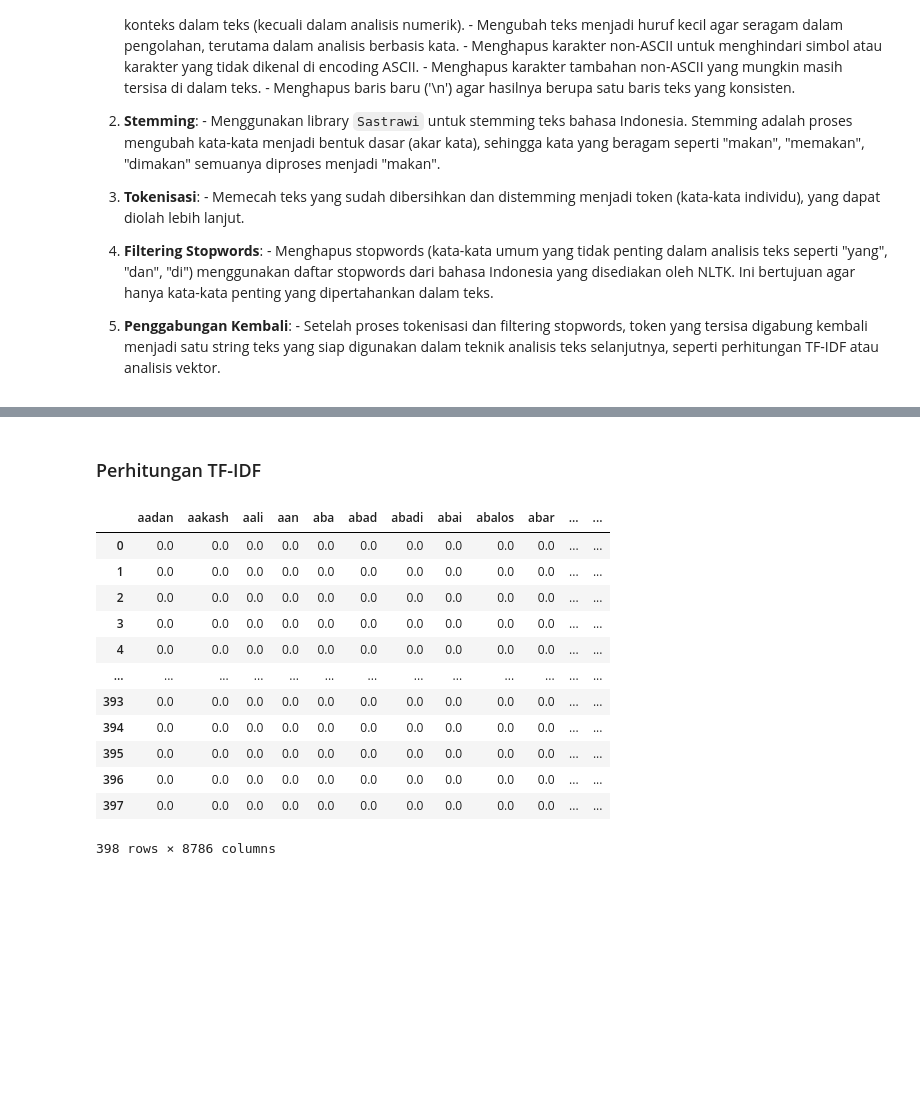
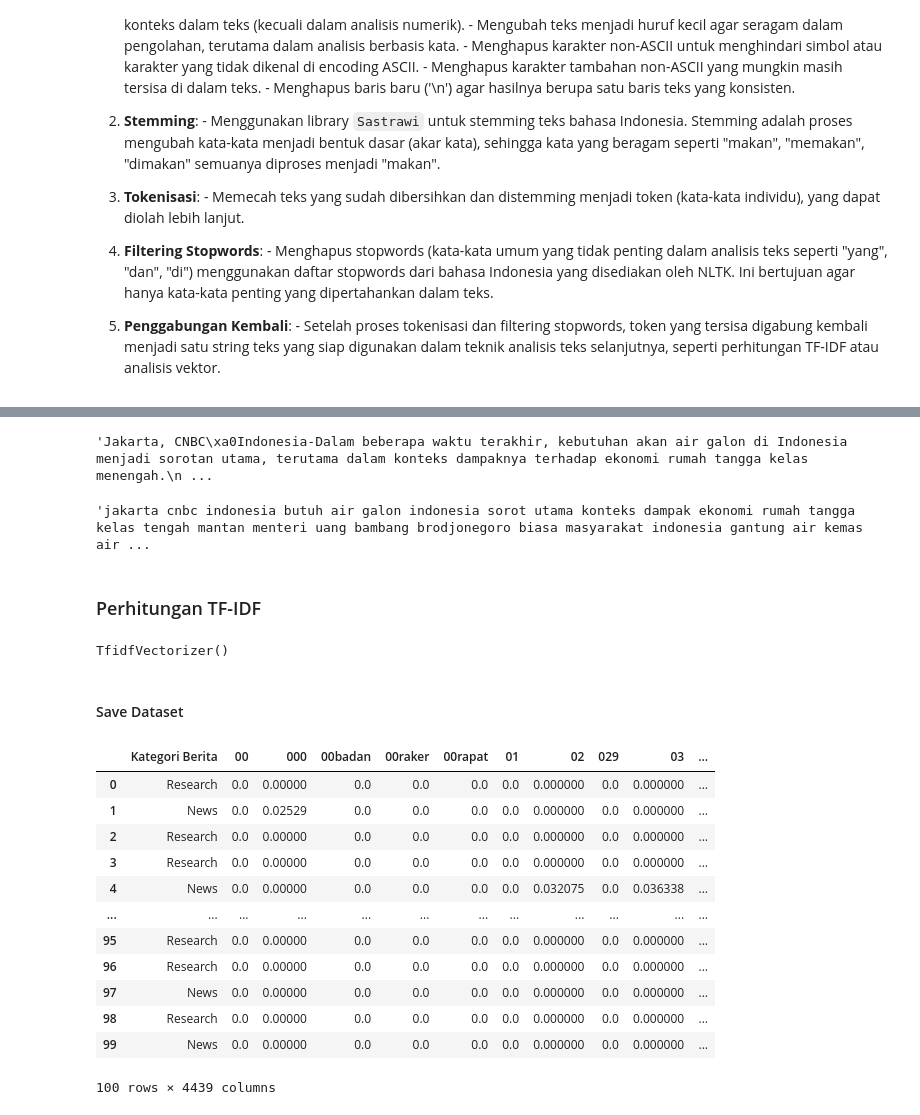
Before and after one commit to rrayhka/pencarian-penambangan-web, a Jupyter notebook: _sources/tugas-2-vsm.ipynb, the cells around one changed output, grey strips where cells are left out. Cells and saved outputs as stored; diff of their text form; code cells hidden in the pictures; blank space fills up the shorter version.

```diff
--- a/_sources/tugas-2-vsm.ipynb
+++ b/_sources/tugas-2-vsm.ipynb
@@ -219,0 +255,2 @@ df.head()
+# %%
+data = pd.read_csv("data_cleaned.csv")
@@ -220,2 +266,10 @@ df.head()
+# %%
+data["isi"][0]
+# %% [output]
+'Jakarta, CNBC\xa0Indonesia-Dalam beberapa waktu terakhir, kebutuhan akan air galon di Indonesia menjadi sorotan utama, terutama dalam konteks dampaknya terhadap ekonomi rumah tangga kelas menengah.\n ...
+# %%
+data["cleaned"][0]
+# %% [output]
+'jakarta cnbc indonesia butuh air galon indonesia sorot utama konteks dampak ekonomi rumah tangga kelas tengah mantan menteri uang bambang brodjonegoro biasa masyarakat indonesia gantung air kemas air ...
 # %% [markdown]
 ### Perhitungan TF-IDF
@@ -233,16 +276,34 @@ vsm_df = create_vsm(docs) # Buat Vector Space Model dan simpan ke dalam DataFram
-# %%
-vsm_df
-# %% [output]
-|  | aadan | aakash | aali | aan | aba | abad | abadi | abai | abalos | abar | ... | ... |
-| 0 | 0.0 | 0.0 | 0.0 | 0.0 | 0.0 | 0.0 | 0.0 | 0.0 | 0.0 | 0.0 | ... | ... |
-| 1 | 0.0 | 0.0 | 0.0 | 0.0 | 0.0 | 0.0 | 0.0 | 0.0 | 0.0 | 0.0 | ... | ... |
-| 2 | 0.0 | 0.0 | 0.0 | 0.0 | 0.0 | 0.0 | 0.0 | 0.0 | 0.0 | 0.0 | ... | ... |
-| 3 | 0.0 | 0.0 | 0.0 | 0.0 | 0.0 | 0.0 | 0.0 | 0.0 | 0.0 | 0.0 | ... | ... |
-| 4 | 0.0 | 0.0 | 0.0 | 0.0 | 0.0 | 0.0 | 0.0 | 0.0 | 0.0 | 0.0 | ... | ... |
-| ... | ... | ... | ... | ... | ... | ... | ... | ... | ... | ... | ... | ... |
-| 393 | 0.0 | 0.0 | 0.0 | 0.0 | 0.0 | 0.0 | 0.0 | 0.0 | 0.0 | 0.0 | ... | ... |
-| 394 | 0.0 | 0.0 | 0.0 | 0.0 | 0.0 | 0.0 | 0.0 | 0.0 | 0.0 | 0.0 | ... | ... |
-| 395 | 0.0 | 0.0 | 0.0 | 0.0 | 0.0 | 0.0 | 0.0 | 0.0 | 0.0 | 0.0 | ... | ... |
-| 396 | 0.0 | 0.0 | 0.0 | 0.0 | 0.0 | 0.0 | 0.0 | 0.0 | 0.0 | 0.0 | ... | ... |
-| 397 | 0.0 | 0.0 | 0.0 | 0.0 | 0.0 | 0.0 | 0.0 | 0.0 | 0.0 | 0.0 | ... | ... |
-398 rows × 8786 columns
+# %%
+def tfidf_vsm(data, kategori):
+	tfidf = TfidfVectorizer()
+	tfidf_matrix = tfidf.fit_transform(data)
+	feature_names = tfidf.get_feature_names_out()
+
+	df_tfidf = pd.DataFrame(tfidf_matrix.toarray(), columns=feature_names)
+	df_tfidf.insert(0, 'Kategori Berita', kategori.reset_index(drop=True))
+
+	return tfidf, df_tfidf
+
+tfidf, df_tfidf = tfidf_vsm(data['cleaned'], data['kategori'])
+# %%
+tfidf
+# %% [output]
+TfidfVectorizer()
+# %% [markdown]
+#### Save Dataset
+# %%
+df_tfidf
+# %% [output]
+|  | Kategori Berita | 00 | 000 | 00badan | 00raker | 00rapat | 01 | 02 | 029 | 03 | ... |
+| 0 | Research | 0.0 | 0.00000 | 0.0 | 0.0 | 0.0 | 0.0 | 0.000000 | 0.0 | 0.000000 | ... |
+| 1 | News | 0.0 | 0.02529 | 0.0 | 0.0 | 0.0 | 0.0 | 0.000000 | 0.0 | 0.000000 | ... |
+| 2 | Research | 0.0 | 0.00000 | 0.0 | 0.0 | 0.0 | 0.0 | 0.000000 | 0.0 | 0.000000 | ... |
+| 3 | Research | 0.0 | 0.00000 | 0.0 | 0.0 | 0.0 | 0.0 | 0.000000 | 0.0 | 0.000000 | ... |
+| 4 | News | 0.0 | 0.00000 | 0.0 | 0.0 | 0.0 | 0.0 | 0.032075 | 0.0 | 0.036338 | ... |
+| ... | ... | ... | ... | ... | ... | ... | ... | ... | ... | ... | ... |
+| 95 | Research | 0.0 | 0.00000 | 0.0 | 0.0 | 0.0 | 0.0 | 0.000000 | 0.0 | 0.000000 | ... |
+| 96 | Research | 0.0 | 0.00000 | 0.0 | 0.0 | 0.0 | 0.0 | 0.000000 | 0.0 | 0.000000 | ... |
+| 97 | News | 0.0 | 0.00000 | 0.0 | 0.0 | 0.0 | 0.0 | 0.000000 | 0.0 | 0.000000 | ... |
+| 98 | Research | 0.0 | 0.00000 | 0.0 | 0.0 | 0.0 | 0.0 | 0.000000 | 0.0 | 0.000000 | ... |
+| 99 | News | 0.0 | 0.00000 | 0.0 | 0.0 | 0.0 | 0.0 | 0.000000 | 0.0 | 0.000000 | ... |
+100 rows × 4439 columns
```
Also changed, not shown: parts of 23 cells of this notebook, 15 other files.
